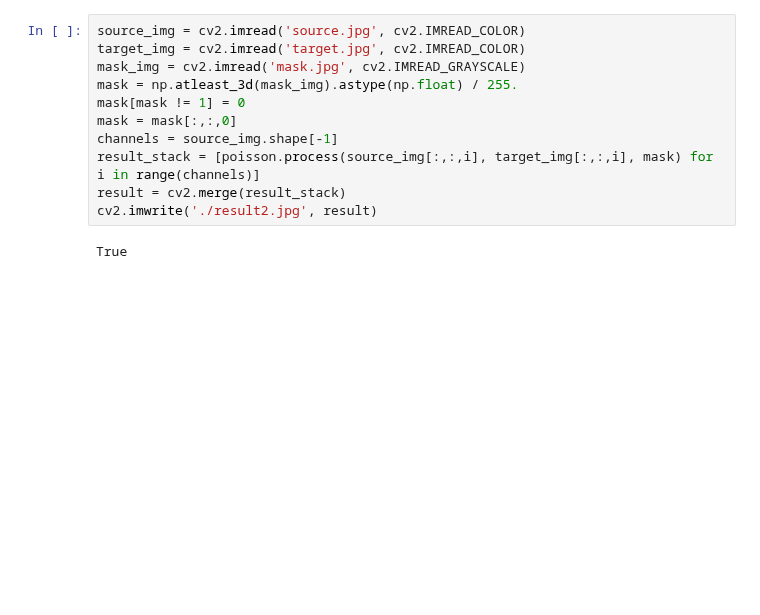
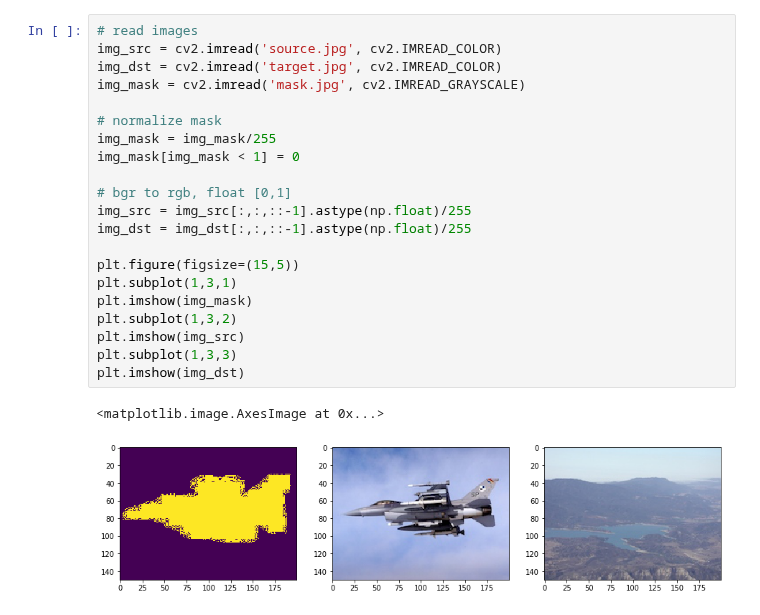
Before and after one commit to longle2718/fundaCS, a Jupyter notebook: poissonImg/poissonImg.ipynb, the cells around one changed output. Drawn from its saved outputs; the diff is of its cells as text; blank space fills up the shorter version.

```diff
--- a/poissonImg/poissonImg.ipynb
+++ b/poissonImg/poissonImg.ipynb
@@ -13,13 +10,24 @@ The autoreload extension is already loaded. To reload it, use:
-# %%
-source_img = cv2.imread('source.jpg', cv2.IMREAD_COLOR)
-target_img = cv2.imread('target.jpg', cv2.IMREAD_COLOR)
-mask_img = cv2.imread('mask.jpg', cv2.IMREAD_GRAYSCALE)
-mask = np.atleast_3d(mask_img).astype(np.float) / 255.
-mask[mask != 1] = 0
-mask = mask[:,:,0]
-channels = source_img.shape[-1]
-result_stack = [poisson.process(source_img[:,:,i], target_img[:,:,i], mask) for i in range(channels)]
-result = cv2.merge(result_stack)
-cv2.imwrite('./result2.jpg', result)
-# %% [output]
-True
+# %%
+# read images
+img_src = cv2.imread('source.jpg', cv2.IMREAD_COLOR)
+img_dst = cv2.imread('target.jpg', cv2.IMREAD_COLOR)
+img_mask = cv2.imread('mask.jpg', cv2.IMREAD_GRAYSCALE)
+
+# normalize mask
+img_mask = img_mask/255
+img_mask[img_mask < 1] = 0
+
+# bgr to rgb, float [0,1]
+img_src = img_src[:,:,::-1].astype(np.float)/255
+img_dst = img_dst[:,:,::-1].astype(np.float)/255
+
+plt.figure(figsize=(15,5))
+plt.subplot(1,3,1)
+plt.imshow(img_mask)
+plt.subplot(1,3,2)
+plt.imshow(img_src)
+plt.subplot(1,3,3)
+plt.imshow(img_dst)
+# %% [output]
+<matplotlib.image.AxesImage at 0x...>
+[figure, added]
```
Also changed, not shown: parts of 6 cells of this notebook, 1 other file.
